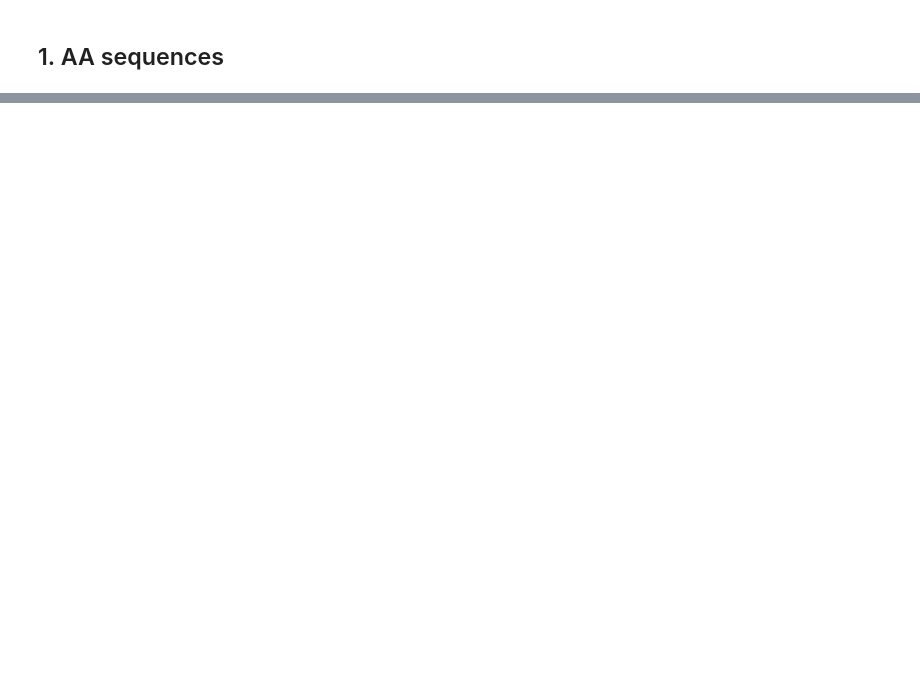
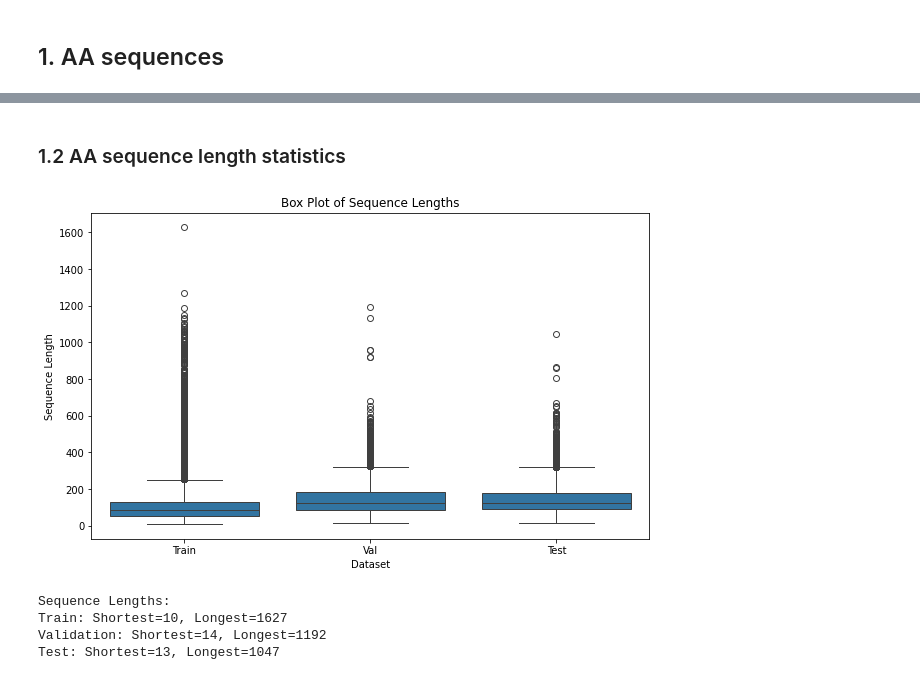
Before and after one commit to Mouret-Orfeu/CATHe2, a Jupyter notebook: Data_analysis.ipynb, the cells around one changed output, grey strips where cells are left out. Drawn from its saved outputs; the diff is of its cells as text; code cells hidden in the pictures; blank space fills up the shorter version.

Commit message:
feat (WIP): Data analysis, ProstT5 embedding based classification

```diff
--- a/Data_analysis.ipynb
+++ b/Data_analysis.ipynb
@@ -5,0 +10,24 @@ from collections import Counter
+# %%
+df_train = pd.read_csv('./data/CATHe Dataset/csv/Train.csv')
+# Extract Super Families (SF column)
+y_train = df_train['SF'].tolist()
+# Extract AA Sequences
+AA_sequences_train = df_train['Sequence'].tolist()
+
+
+# val
+
+df_val = pd.read_csv('./data/CATHe Dataset/csv/Val.csv')
+# Extract Super Families (SF column)
+y_val = df_val['SF'].tolist()
+# Extract AA Sequences
+AA_sequences_val = df_val['Sequence'].tolist()
+
+
+# test
+
+df_test = pd.read_csv('./data/CATHe Dataset/csv/Test.csv')
+# Extract Super Families (SF column)
+y_test = df_test['SF'].tolist()
+# Extract AA Sequences
+AA_sequences_test = df_test['Sequence'].tolist()
@@ -65,0 +85,43 @@ for aa, count in test_aa_count.items():
+# %% [markdown]
+### 1.2 AA sequence length statistics
+# %%
+# Calculate sequence lengths
+train_lengths = [len(seq) for seq in AA_sequences_train]
+val_lengths = [len(seq) for seq in AA_sequences_val]
+test_lengths = [len(seq) for seq in AA_sequences_test]
+
+# Prepare data for plotting
+data = pd.DataFrame({
+    'Length': train_lengths + val_lengths + test_lengths,
+    'Dataset': ['Train'] * len(train_lengths) + ['Val'] * len(val_lengths) + ['Test'] * len(test_lengths)
+})
+
+# Create the box plot
+plt.figure(figsize=(10, 6))
+sns.boxplot(x='Dataset', y='Length', data=data)
+plt.title('Box Plot of Sequence Lengths')
+plt.xlabel('Dataset')
+plt.ylabel('Sequence Length')
+plt.show()
+# %% [output]
+[figure, added]
+# %%
+
+# Calculate the shortest and longest sequences in each dataset
+train_shortest = min(train_lengths)
+train_longest = max(train_lengths)
+val_shortest = min(val_lengths)
+val_longest = max(val_lengths)
+test_shortest = min(test_lengths)
+test_longest = max(test_lengths)
+
+# Print results
+print("\nSequence Lengths:")
+print(f"Train: Shortest={train_shortest}, Longest={train_longest}")
+print(f"Validation: Shortest={val_shortest}, Longest={val_longest}")
+print(f"Test: Shortest={test_shortest}, Longest={test_longest}")
+# %% [output]
+Sequence Lengths:
+Train: Shortest=10, Longest=1627
+Validation: Shortest=14, Longest=1192
+Test: Shortest=13, Longest=1047
```
Also changed, not shown: parts of 11 cells of this notebook, 2 other files.
